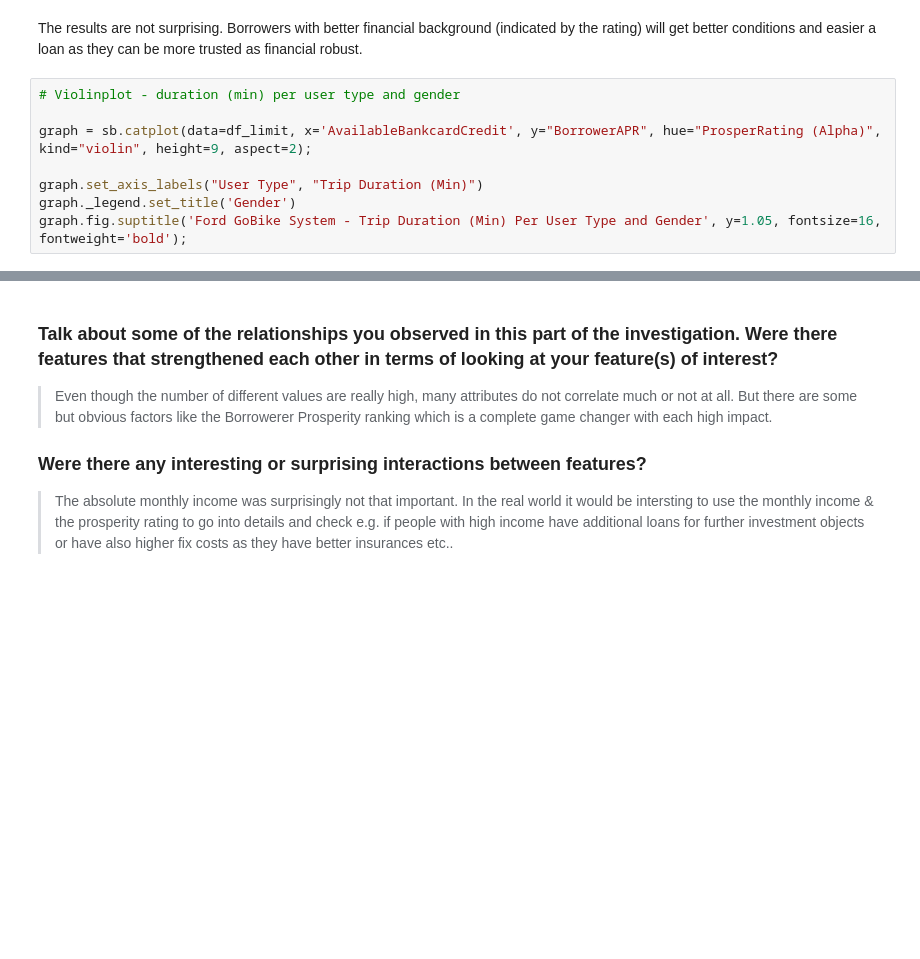
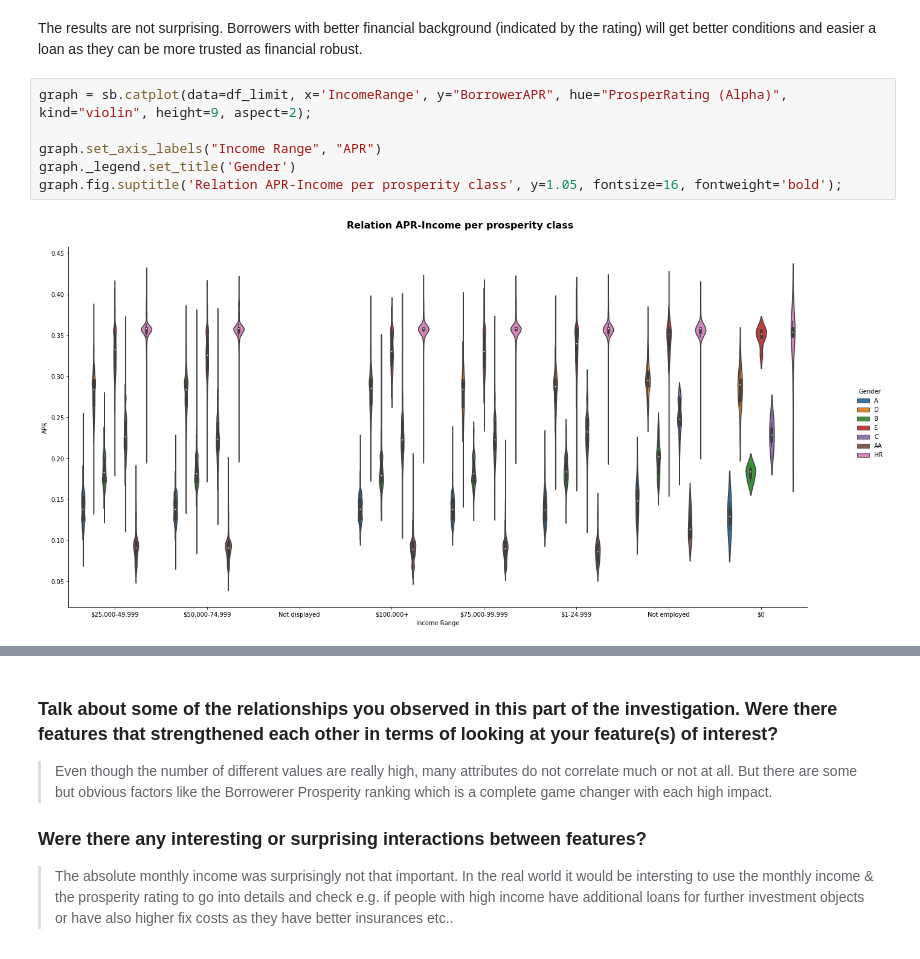
Before and after one commit to Warwick2k/Data_Visualization, a Jupyter notebook: Exploration_Hagemann.ipynb, the cells around one changed output, grey strips where cells are left out. Saved outputs shown, nothing was run; the diff lists cells and outputs as text; blank space fills up the shorter version.

Commit message:
Add files via upload
Update: Diagramms added.

```diff
--- a/Exploration_Hagemann.ipynb
+++ b/Exploration_Hagemann.ipynb
@@ -400,10 +398,10 @@ plt.title('Prosperity Rating');
 # %% [markdown]
 The results are not surprising. Borrowers with better financial background (indicated by the rating) will get better conditions and easier a loan as they can be more trusted as financial robust.
 # %%
-# Violinplot - duration (min) per user type and gender
+graph = sb.catplot(data=df_limit, x='IncomeRange', y="BorrowerAPR", hue="ProsperRating (Alpha)", kind="violin", height=9, aspect=2);
 
-graph = sb.catplot(data=df_limit, x='AvailableBankcardCredit', y="BorrowerAPR", hue="ProsperRating (Alpha)", kind="violin", height=9, aspect=2);
-
-graph.set_axis_labels("User Type", "Trip Duration (Min)")
+graph.set_axis_labels("Income Range", "APR")
 graph._legend.set_title('Gender')
-graph.fig.suptitle('Ford GoBike System - Trip Duration (Min) Per User Type and Gender', y=1.05, fontsize=16, fontweight='bold');
+graph.fig.suptitle('Relation APR-Income per prosperity class', y=1.05, fontsize=16, fontweight='bold');
+# %% [output]
+[figure, added]
```
Also changed, not shown: parts of 5 cells of this notebook, 1 other file.
